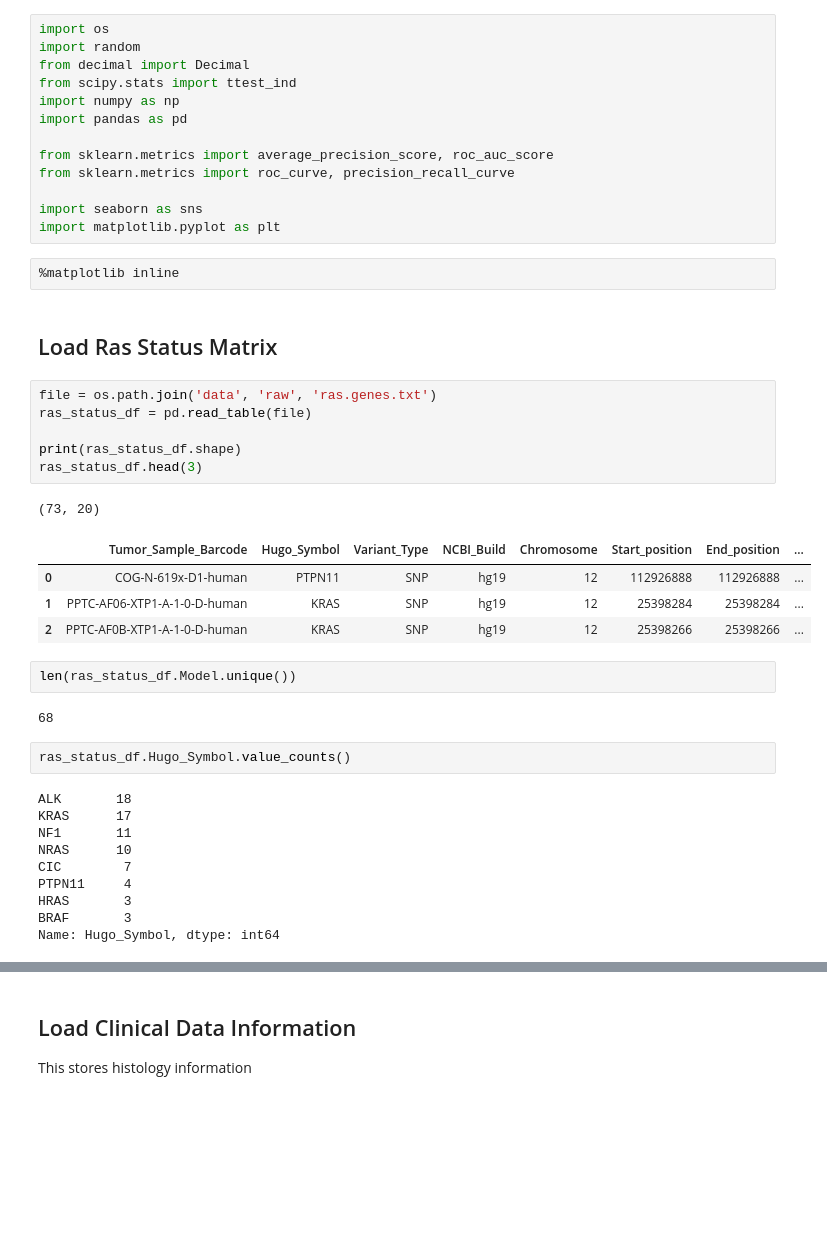
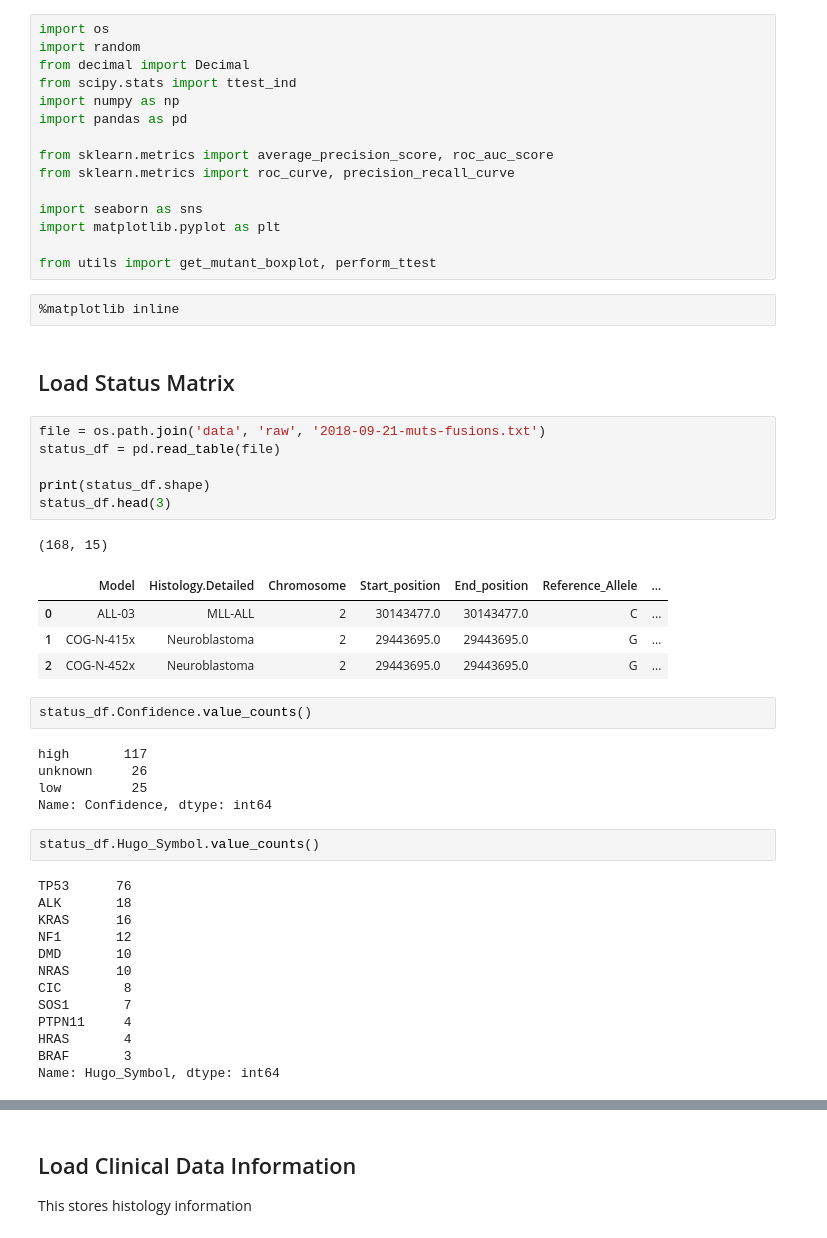
Before and after one commit to marislab/pdx-classification, a Jupyter notebook: 2A.evaluate-classifier-pdx.ipynb, the cells around one changed output, grey strips where cells are left out. Saved outputs shown, nothing was run; the diff lists cells and outputs as text; blank space fills up the shorter version.

```diff
--- a/2A.evaluate-classifier-pdx.ipynb
+++ b/2A.evaluate-classifier-pdx.ipynb
@@ -38,36 +32,44 @@ from sklearn.metrics import roc_curve, precision_recall_curve
 
 import seaborn as sns
 import matplotlib.pyplot as plt
+
+from utils import get_mutant_boxplot, perform_ttest
 # %%
 %matplotlib inline
 # %% [markdown]
-## Load Ras Status Matrix
+## Load Status Matrix
 # %%
-file = os.path.join('data', 'raw', 'ras.genes.txt')
-ras_status_df = pd.read_table(file)
+file = os.path.join('data', 'raw', '2018-09-21-muts-fusions.txt')
+status_df = pd.read_table(file)
 
-print(ras_status_df.shape)
-ras_status_df.head(3)
+print(status_df.shape)
+status_df.head(3)
 # %% [output]
-(73, 20)
+(168, 15)
-|  | Tumor_Sample_Barcode | Hugo_Symbol | Variant_Type | NCBI_Build | Chromosome | Start_position | End_position | ... |
-| 0 | COG-N-619x-D1-human | PTPN11 | SNP | hg19 | 12 | 112926888 | 112926888 | ... |
-| 1 | PPTC-AF06-XTP1-A-1-0-D-human | KRAS | SNP | hg19 | 12 | 25398284 | 25398284 | ... |
-| 2 | PPTC-AF0B-XTP1-A-1-0-D-human | KRAS | SNP | hg19 | 12 | 25398266 | 25398266 | ... |
+|  | Model | Histology.Detailed | Chromosome | Start_position | End_position | Reference_Allele | ... |
+| 0 | ALL-03 | MLL-ALL | 2 | 30143477.0 | 30143477.0 | C | ... |
+| 1 | COG-N-415x | Neuroblastoma | 2 | 29443695.0 | 29443695.0 | G | ... |
+| 2 | COG-N-452x | Neuroblastoma | 2 | 29443695.0 | 29443695.0 | G | ... |
-# %%
-len(ras_status_df.Model.unique())
-# %% [output]
-68
+# %%
+status_df.Confidence.value_counts()
+# %% [output]
+high       117
+unknown     26
+low         25
+Name: Confidence, dtype: int64
 # %%
-ras_status_df.Hugo_Symbol.value_counts()
+status_df.Hugo_Symbol.value_counts()
 # %% [output]
+TP53      76
 ALK       18
-KRAS      17
-NF1       11
+KRAS      16
+NF1       12
+DMD       10
 NRAS      10
-CIC        7
+CIC        8
+SOS1       7
 PTPN11     4
-HRAS       3
+HRAS       4
 BRAF       3
 Name: Hugo_Symbol, dtype: int64
 # %%
```
Also changed, not shown: parts of 47 cells of this notebook, 2 other files.
